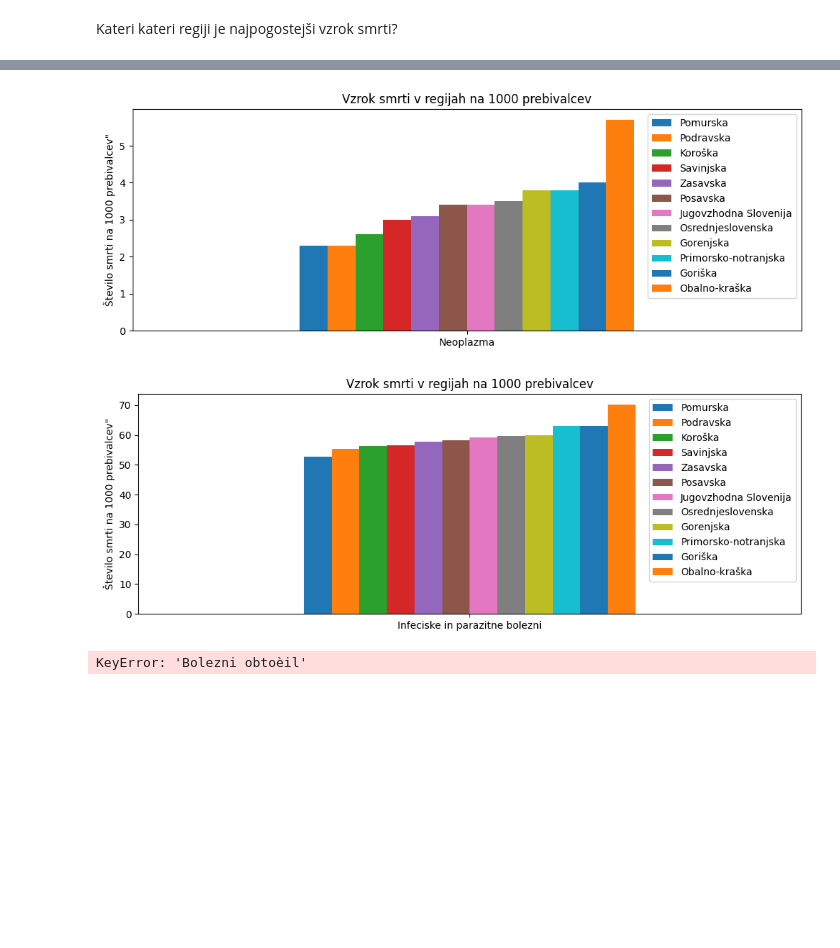
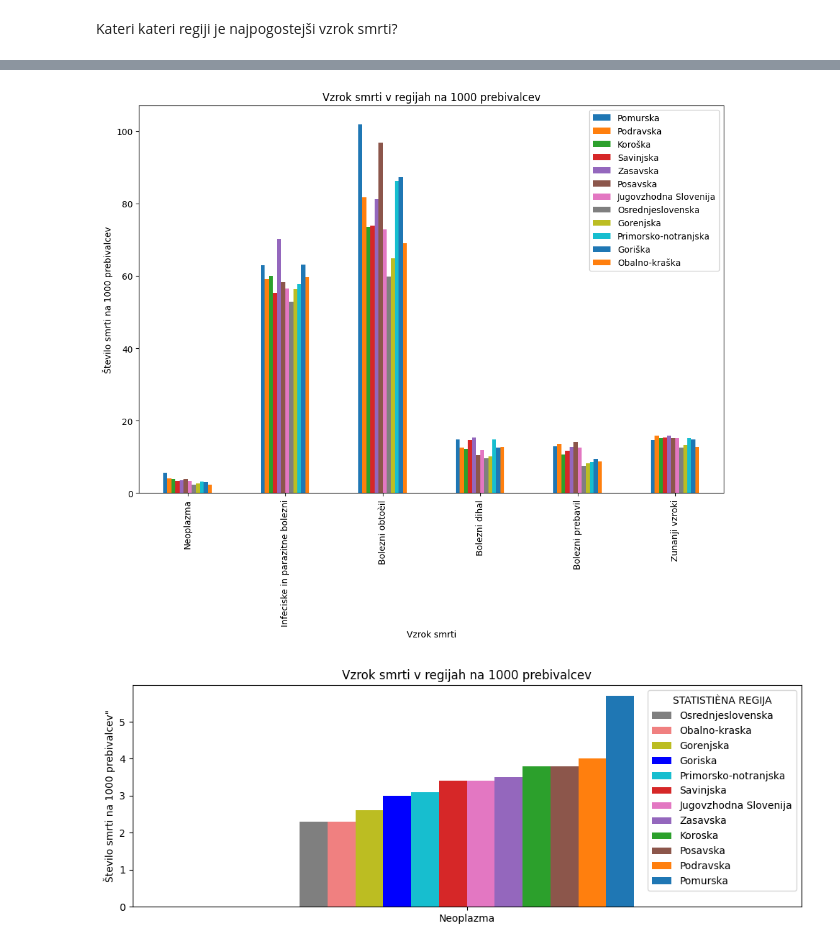
Before and after one commit to smoki599/PR22JKEVBMKLGSHJ, a Jupyter notebook: code2.ipynb, the cells around one changed output, grey strips where cells are left out. Cells and saved outputs as stored; diff of their text form; code cells hidden in the pictures; blank space fills up the shorter version.

```diff
--- a/code2.ipynb
+++ b/code2.ipynb
@@ -15,6 +15,17 @@ def maxIndex(tab):
             maxVal = x
             maxInd = curInd
     return maxInd
+# %%
+def odstraniSumnike(obj):
+    tab = obj
+    i = 1
+    for x in tab:
+        x = x.replace("š","s")
+        x = x.replace("č","c")
+        x = x.replace("ž","z")
+        tab[i] = x
+        i+=1
+    return tab
 # %%
 def returnAllBut(tab, index):
     ret =[]
@@ -158,50 +202,42 @@ for t in tabs:
 
 #==============SEZNAM VZROKOV=============
 
-#print(smrti)
-Y = df['STATISTIÈNA REGIJA'][1:13]
-frame = pd.DataFrame(data=smrti, index = vzroki)
-print(frame)
-frame.to_numpy().sort()
-frame = frame.drop(vzroki[1:]).sort_values(by='Neoplazma', axis=1)
-frame.plot( y=Y, kind='bar', title="Vzrok smrti v regijah na 1000 prebivalcev", figsize=(12,4), ylabel='Število smrti na 1000 prebivalcev"', rot=0)
-plt.show()
-
+Y_old = df['STATISTIÈNA REGIJA'][1:13]
 
 frame = pd.DataFrame(data=smrti, index = vzroki)
-frame.to_numpy().sort()
-frame = frame.drop(returnAllBut(vzroki,1)[:]).sort_values(by='Infeciske in parazitne bolezni', axis=1)
-frame.plot( y=Y, kind='bar', title="Vzrok smrti v regijah na 1000 prebivalcev", figsize=(12,4), ylabel='Število smrti na 1000 prebivalcev"', rot=0)
-plt.show()
 
-frame = pd.DataFrame(data=smrti, index = vzroki)
-frame = frame.drop(vzroki[1:]).sort_values(by='Bolezni obtoèil', axis=1)
-frame.drop(returnAllBut(vzroki,2)[:]).plot( y=Y, kind='bar', title="Vzrok smrti v regijah na 1000 prebivalcev", figsize=(12,4), ylabel='Število smrti na 1000 prebivalcev"', rot=0)
-plt.show()
-
-frame = pd.DataFrame(data=smrti, index = vzroki)
-frame = frame.drop(vzroki[1:]).sort_values(by='Bolezni dihal', axis=1)
-frame.drop(returnAllBut(vzroki,3)[:]).plot( y=Y, kind='bar', title="Vzrok smrti v regijah na 1000 prebivalcev", figsize=(12,4), ylabel='Število smrti na 1000 prebivalcev"', rot=0)
-plt.show()
-
-frame = pd.DataFrame(data=smrti, index = vzroki)
-frame = frame.drop(vzroki[1:]).sort_values(by='Bolezni prebavil', axis=1)
-frame.drop(returnAllBut(vzroki,4)[:]).plot( y=Y, kind='bar', title="Vzrok smrti v regijah na 1000 prebivalcev", figsize=(12,4), ylabel='Število smrti na 1000 prebivalcev"', rot=0)
-plt.show()
-
-frame = pd.DataFrame(data=smrti, index = vzroki)
-frame = frame.drop(returnAllBut(vzroki,5)[:]).sort_values(by='Zunanji vzroki ', axis=1)
-frame.plot( y=Y, kind='bar', title="Vzrok smrti v regijah na 1000 prebivalcev", figsize=(12,4), ylabel='Število smrti na 1000 prebivalcev"', rot=0)
-plt.show()
-
-frame = pd.DataFrame(data=smrti, index = vzroki)
-frame.plot( y=Y, kind='bar', title="V comp", figsize=(12,8), ylabel='Število smrti na 1000 prebivalcev"', rot=0)
+frame.plot( y=Y_old, kind='bar', figsize=(12,8), ylabel='Število smrti na 1000 prebivalcev"', rot=0)
 frame.plot
-
 plt.xlabel("Vzrok smrti")
 plt.ylabel("Število smrti na 1000 prebivalcev")
 plt.title("Vzrok smrti v regijah na 1000 prebivalcev")
 plt.legend()
 plt.xticks(rotation=90)
 plt.show()
+
+Y = odstraniSumnike(Y_old);
+
+
+npFrame = frame.to_numpy();
+
+Frame = pd.DataFrame(npFrame, index=vzroki, columns=Y).drop(vzroki[1:]).sort_values(by='Neoplazma', axis=1)
+Frame.plot(kind='bar', title="Vzrok smrti v regijah na 1000 prebivalcev", figsize=(12,4), ylabel='Število smrti na 1000 prebivalcev"', rot=0, color = returnColorOrder(Frame.columns))
+
+
+Frame = pd.DataFrame(npFrame, index=vzroki, columns=Y).drop(returnAllBut(vzroki,1)[:]).sort_values(by='Infeciske in parazitne bolezni', axis=1)
+Frame.plot(kind='bar', title="Vzrok smrti v regijah na 1000 prebivalcev", figsize=(12,4), ylabel='Število smrti na 1000 prebivalcev"', rot=0, color = returnColorOrder(Frame.columns))
+
+Frame = pd.DataFrame(npFrame, index=vzroki, columns=Y).drop(returnAllBut(vzroki,2)[:]).sort_values(by='Bolezni obtoèil', axis=1)
+Frame.plot(kind='bar', title="Vzrok smrti v regijah na 1000 prebivalcev", figsize=(12,4), ylabel='Število smrti na 1000 prebivalcev"', rot=0, color = returnColorOrder(Frame.columns))
+
+Frame = pd.DataFrame(npFrame, index=vzroki, columns=Y).drop(returnAllBut(vzroki,3)[:]).sort_values(by='Bolezni dihal', axis=1)
+Frame.plot(kind='bar', title="Vzrok smrti v regijah na 1000 prebivalcev", figsize=(12,4), ylabel='Število smrti na 1000 prebivalcev"', rot=0,color = returnColorOrder(Frame.columns))
+
+Frame = pd.DataFrame(npFrame, index=vzroki, columns=Y).drop(returnAllBut(vzroki,4)[:]).sort_values(by='Bolezni prebavil', axis=1)
+Frame.plot(kind='bar', title="Vzrok smrti v regijah na 1000 prebivalcev", figsize=(12,4), ylabel='Število smrti na 1000 prebivalcev"', rot=0, color = returnColorOrder(Frame.columns))
+
+Frame = pd.DataFrame(npFrame, index=vzroki, columns=Y).drop(returnAllBut(vzroki,5)[:]).sort_values(by='Zunanji vzroki', axis=1)
+Frame.plot(kind='bar', title="Vzrok smrti v regijah na 1000 prebivalcev", figsize=(12,4), ylabel='Število smrti na 1000 prebivalcev"', rot=0, color = returnColorOrder(Frame.columns))
+
+plt.show()
 # %% [output]
@@ -225,3 +244,2 @@ Zunanji vzroki                                  15.1     14.8           12.7
-[figure, old version]
+[figure, new version]
-[figure, old version]
+[figure, new version]
-KeyError: 'Bolezni obtoèil'
```
Also changed, not shown: parts of 2 cells of this notebook.
